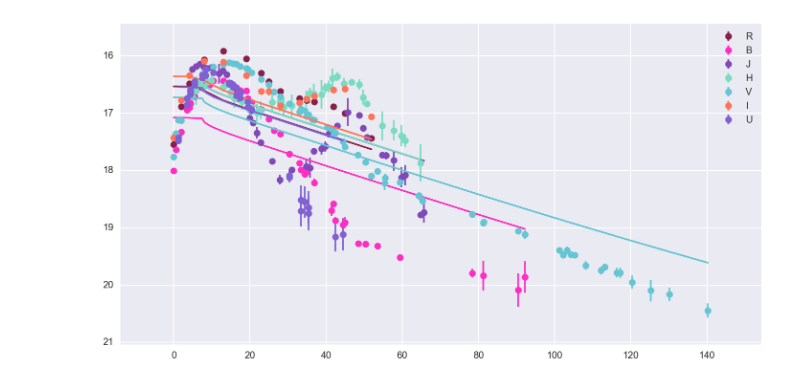
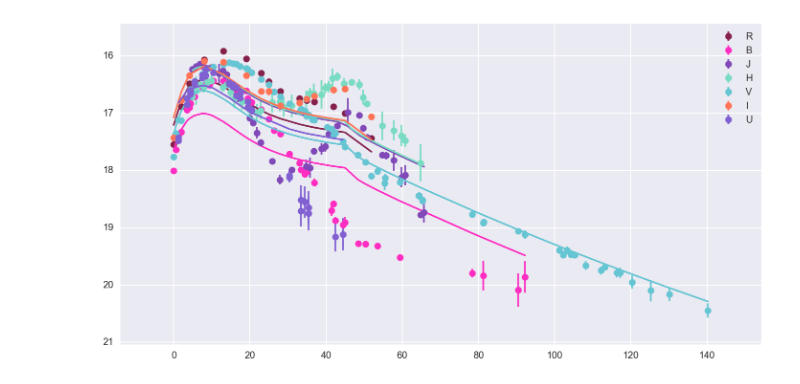
Before and after one commit to guillochon/MOSFiT, a Jupyter notebook: friendlyfit.ipynb, the cells around one changed output. Saved outputs shown, nothing was run; the diff lists cells and outputs as text; code cells hidden in the pictures.

```diff
--- a/friendlyfit.ipynb
+++ b/friendlyfit.ipynb
@@ -2,32 +2,37 @@
 %matplotlib inline
 %config InlineBackend.figure_format='retina'
 
 import json
 import matplotlib.pyplot as plt
 from friendlyfit.plotting import bandcolorf
 
 with open('products/walkers.json', 'r') as f:
     data = json.loads(f.read())
 
-data = data["0"]
+# Find best scoring walker
+max_score = max([data[x]['score'] for x in data])
+for x in data:
+    if data[x]['score'] == max_score:
+        data = data[x]
+        break
 band_names = list(set(data['bands']))
 
 fig = plt.figure(figsize=(12,6))
 for band in band_names:
     xs, ys = zip(*[
         [x, y] for x, y, z in
         zip(data['times'], data['model_magnitudes'], data['bands'])
         if z == band])
     plt.plot(xs, ys, c=bandcolorf(band))
     xs, ys, yes = zip(*[
         [x, y, ye] for x, y, ye, z in
         zip(data['times'], data['magnitudes'], data['e_magnitudes'], data['bands'])
         if z == band])
     plt.errorbar(xs, ys, yerr=yes, c=bandcolorf(band), fmt='o', label=band)
 plt.gca().invert_yaxis()
 plt.margins(0.1,0.1)
 plt.legend()
 plt.show()
 fig.savefig('products/lc.png')
 # %% [output]
-[figure, old version]
+[figure, new version]
```
